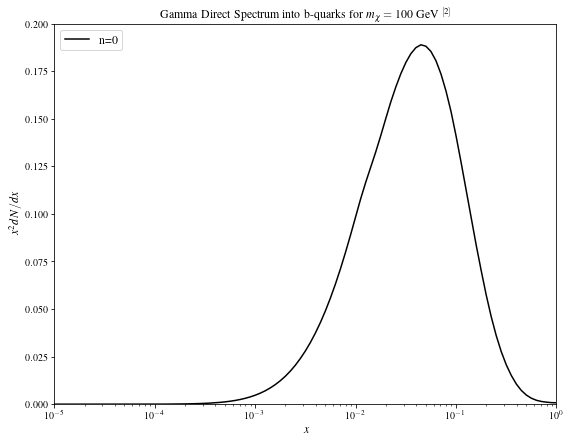
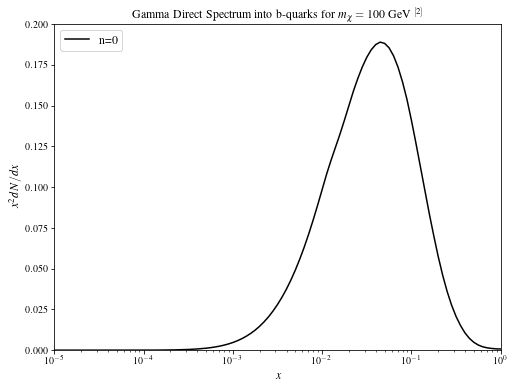
The notebook cell's code change between the first figure and the second:
--- before
+++ after
@@ -22,5 +22,5 @@
 
 #Plot
-plt.figure(figsize=(9, 7))
+plt.figure(figsize=(8, 6))
 plt.plot(xvals, [x**2*dNdx(x) for x in xvals], label='n=0', color='black')
 plt.title('Gamma Direct Spectrum into b-quarks for $m_{\chi}=100$ GeV $^{[2]}$')

Commit: Reajuste nos plots